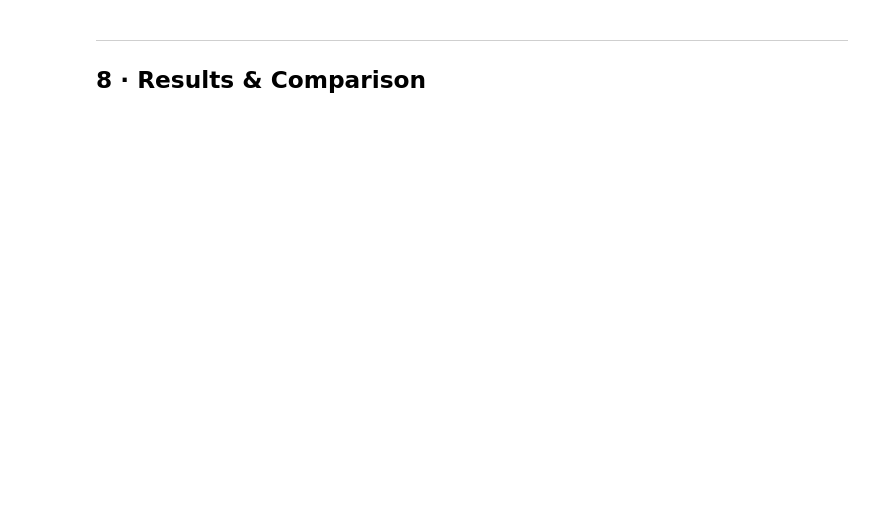
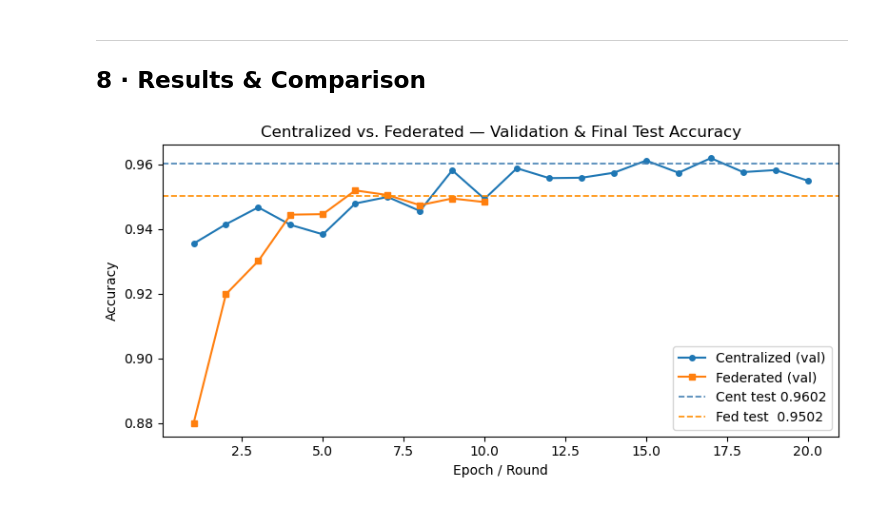
Before and after one commit to eashishkalra/federated-iiot-ids, a Jupyter notebook: final_pipeline.ipynb, the cells around one changed output. Saved outputs shown, nothing was run; the diff lists cells and outputs as text; code cells hidden in the pictures; blank space fills up the shorter version.

```diff
--- a/final_pipeline.ipynb
+++ b/final_pipeline.ipynb
@@ -492,17 +682,20 @@ plt.show()
 # %%
 cent = pd.read_csv(OUT_DIR / 'centralized_history.csv')
 fed  = pd.read_csv(OUT_DIR / 'federated_history.csv')
 
-plt.figure(figsize=(8, 4))
-plt.plot(cent['epoch'], cent['val_acc'], label='Centralized (val)', marker='o', ms=4)
-plt.plot(fed['round'],  fed['val_acc'],  label='Federated (val)',   marker='s', ms=4)
-plt.axhline(cent_test['acc'], color='steelblue',  ls='--', lw=1.2,
-            label=f"Cent test {cent_test['acc']:.4f}")
-plt.axhline(fed_test['acc'],  color='darkorange', ls='--', lw=1.2,
-            label=f"Fed test  {fed_test['acc']:.4f}")
-plt.xlabel('Epoch / Round'); plt.ylabel('Accuracy')
-plt.title('Centralized vs. Federated — Validation & Final Test Accuracy')
-plt.legend(); plt.tight_layout()
-plt.savefig(OUT_DIR / 'fig_accuracy_comparison.png', bbox_inches='tight')
-plt.show()
+if PLOTTING:
+    plt.figure(figsize=(8, 4))
+    plt.plot(cent['epoch'], cent['val_acc'], label='Centralized (val)', marker='o', ms=4)
+    plt.plot(fed['round'],  fed['val_acc'],  label='Federated (val)',   marker='s', ms=4)
+    plt.axhline(cent_test['acc'], color='steelblue',  ls='--', lw=1.2,
+                label=f"Cent test {cent_test['acc']:.4f}")
+    plt.axhline(fed_test['acc'],  color='darkorange', ls='--', lw=1.2,
+                label=f"Fed test  {fed_test['acc']:.4f}")
+    plt.xlabel('Epoch / Round'); plt.ylabel('Accuracy')
+    plt.title('Centralized vs. Federated — Validation & Final Test Accuracy')
+    plt.legend(); plt.tight_layout()
+    plt.savefig(OUT_DIR / 'fig_accuracy_comparison.png', bbox_inches='tight')
+    plt.show()
+# %% [output]
+[figure, added]
 # %%
```
Also changed, not shown: parts of 21 cells of this notebook.
